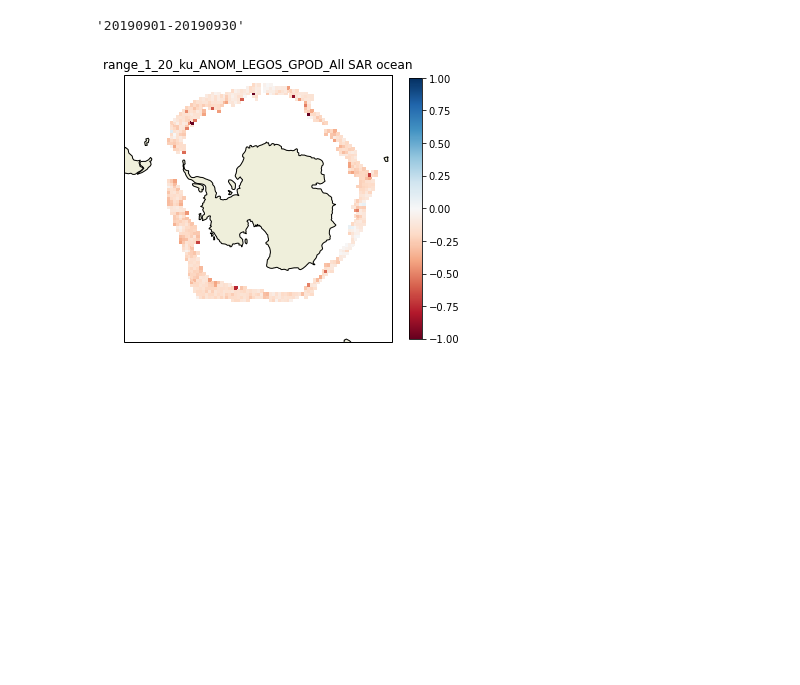
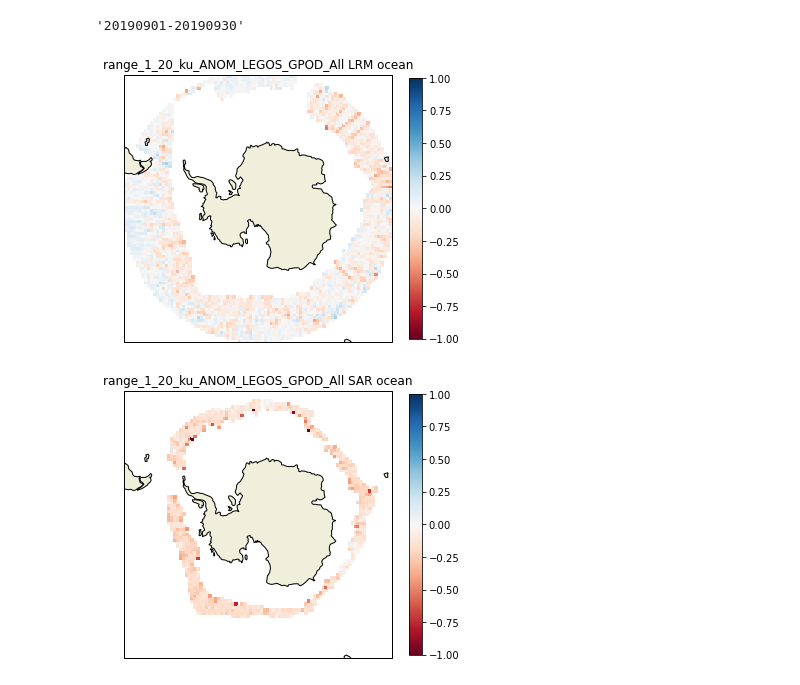
Before and after one commit to CPOMUCL/CSAO_merged, a Jupyter notebook: SAR_SARIN_combine.ipynb, the cells around one changed output. Cells and saved outputs as stored; diff of their text form; code cells hidden in the pictures; blank space fills up the shorter version.

```diff
--- a/SAR_SARIN_combine.ipynb
+++ b/SAR_SARIN_combine.ipynb
@@ -78,3 +109,7 @@ trackSIN.list_vars()#['ANOM','flag',])
+# %%
+load_list = trackLRM.list_vars(['ANOM','flag','height','geoid','mean_sea_surf_sea_ice_20_ku'])
+# load_list = track.list_vars(['mean_sea_surf_sea_ice_20_ku'])
+trackLRM.add_vars(load_list)
 # %%
 load_list = trackSAR.list_vars(['ANOM','flag','height','geoid','mean_sea_surf_sea_ice_20_ku'])
 # load_list = track.list_vars(['mean_sea_surf_sea_ice_20_ku'])
@@ -96,3 +131,8 @@ trackSAR.mean_sea_surf_sea_ice_20_ku_attr
  'source': 'UCL13',
  'standard_name': 'sea_surface_height_above_reference_ellipsoid',
  'units': 'm'}
+# %%
+trackLRM.range = '-'.join([
+    ant_plus.CSt2dt(trackSAR.time_20_ku[0]).strftime('%Y%m%d'),
+    ant_plus.CSt2dt(trackSAR.time_20_ku[-1]).strftime('%Y%m%d')])
+trackLRM.range
@@ -110,6 +152,40 @@ trackSIN.range = '-'.join([
 trackSIN.range
 # %% [output]
 '20190901-20190930'
+# %%
+### recipe SLA
+x = trackLRM.height_1_20_ku - trackLRM.mean_sea_surf_sea_ice_20_ku
+#### options
+hard_min = -10.0 ### extras to remove crazy outliers
+hard_max =  10.0
+h_min = -1.0
+h_max =  1.0
+### LRM - Ocean
+#### anomaly ??
+# v = 'range_1_20_ku_ANOM_ISat_2step'
+# vSl = 'range_1_20_ku_ANOM_LEGOS_GPOD_All'
+# xA = getattr(trackLRM,vSl).copy()
+xA = x
+#### masking - OCEAN
+msk = trackLRM.flag_surf_type_class_20_ku ==  2
+x[x.mask] = np.nan
+msk[xA>hard_max] = 0
+msk[xA<hard_min] = 0
+xA = xA[msk]
+plot_SLA_LRM_O  = G.bin_list(xA,#trackLRM.mean_sea_surf_20_ku_ANOM_LEGOS_GPOD_DTU15,
+                            trackLRM.lon_20_ku[msk],trackLRM.lat_20_ku[msk],xy_order=0)
+f = plt.figure(figsize=[6,6])
+ax = f.add_subplot(1,1,1,projection=m)
+ax.set_extent([-180, 180, -90, -50], proj_cart)
+s = ax.pcolormesh(G.xpts,G.ypts,plot_SLA_LRM_O,
+                 cmap = 'RdBu',vmin = h_min,vmax = h_max)
+ax.set_title(vSl+' LRM ocean')
+ax.add_feature(cfeature.LAND)
+ax.add_feature(cfeature.COASTLINE)
+plt.colorbar(s,shrink=0.8,pad=0.05)
+plt.show()
+# %% [output]
+[figure, added]
 # %%
 ### recipe SLA
 x = trackSAR.height_1_20_ku - trackSAR.mean_sea_surf_sea_ice_20_ku
```
Also changed, not shown: parts of 25 cells of this notebook, 2 other files.
